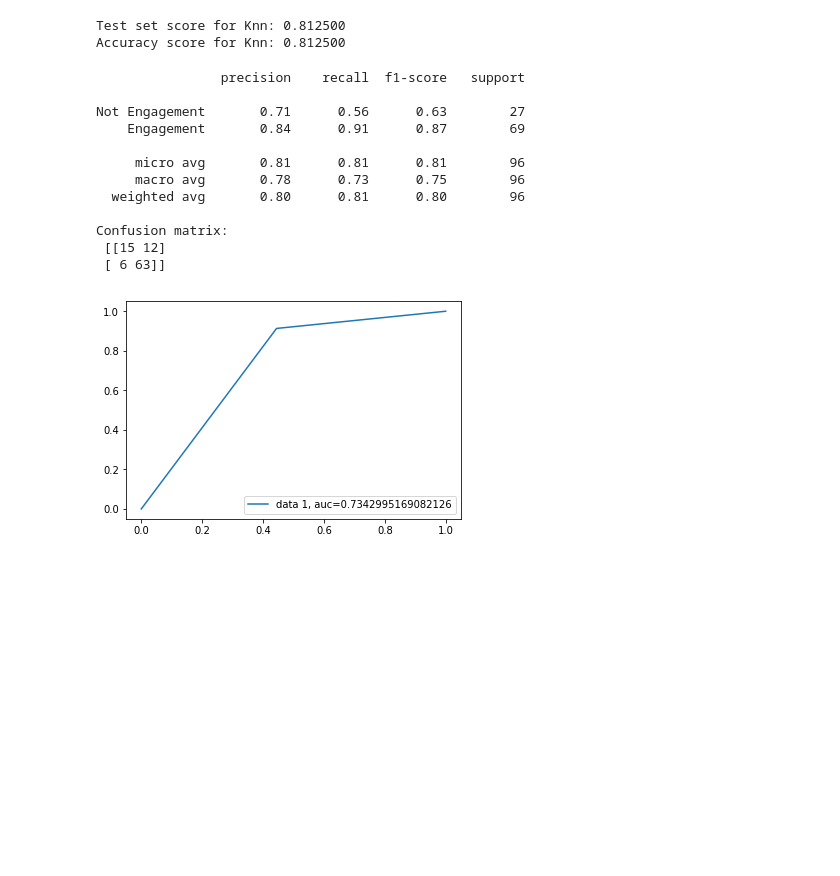
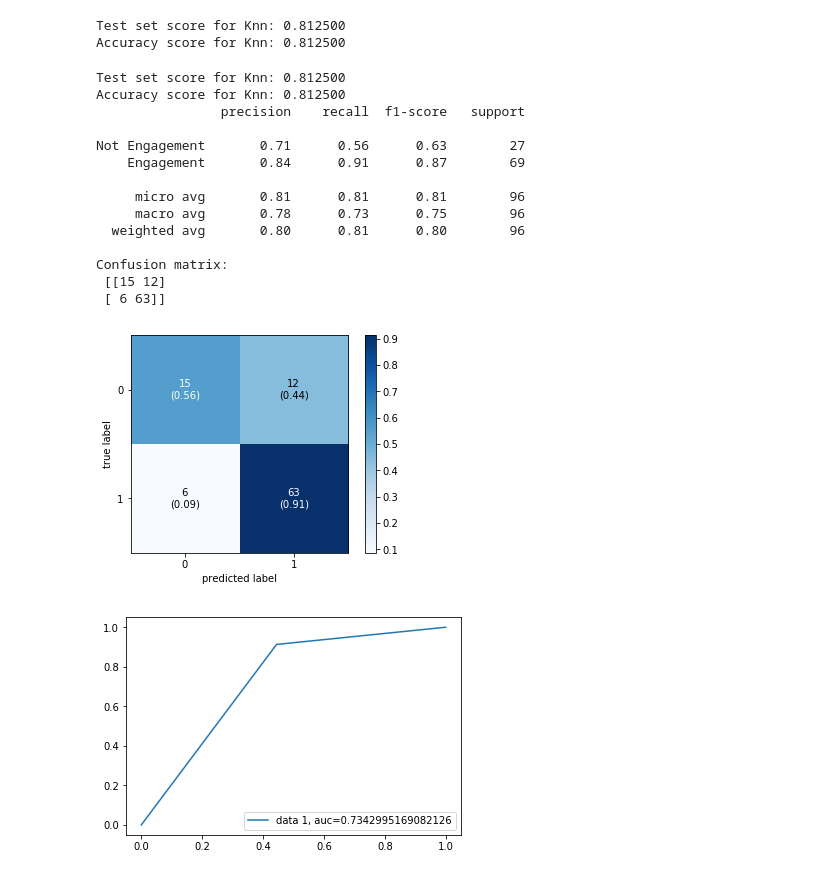
Before and after one commit to somratcste/data-science, a Jupyter notebook: student_engagement_finalVersion.ipynb, the cells around one changed output. Saved outputs shown, nothing was run; the diff lists cells and outputs as text; code cells hidden in the pictures; blank space fills up the shorter version.

Commit message:
add confusion matrix visualization

```diff
--- a/student_engagement_finalVersion.ipynb
+++ b/student_engagement_finalVersion.ipynb
@@ -254,21 +254,31 @@ Test set score for Knn: 0.812500
 Accuracy score for Knn: 0.812500
 # %%
 class_names = ['Not Engagement', 'Engagement']
+print('Test set score for Knn: %f' % knn.score(X_test, y_test ))
+print('Accuracy score for Knn: %f' % accuracy_score(y_test, y_pred_knn))
 print(classification_report(y_test, y_pred_knn, target_names=class_names))
 print('Confusion matrix: \n', confusion_matrix(y_test, y_pred_knn))
+
+from mlxtend.plotting import plot_confusion_matrix
+plot_confusion_matrix(conf_mat = confusion_matrix(y_test, y_pred_knn),
+                      show_absolute = True, show_normed = True, colorbar = True)
+plt.show()
 # %% [output]
+Test set score for Knn: 0.812500
+Accuracy score for Knn: 0.812500
                 precision    recall  f1-score   support
 
 Not Engagement       0.71      0.56      0.63        27
     Engagement       0.84      0.91      0.87        69
 
      micro avg       0.81      0.81      0.81        96
      macro avg       0.78      0.73      0.75        96
   weighted avg       0.80      0.81      0.80        96
 
 Confusion matrix:
  [[15 12]
  [ 6 63]]
+[figure, added]
 # %%
 fpr, tpr, _ = metrics.roc_curve(y_test,  y_pred_knn)
 auc = metrics.roc_auc_score(y_test, y_pred_knn)
```
Also changed, not shown: parts of 2 cells of this notebook.
